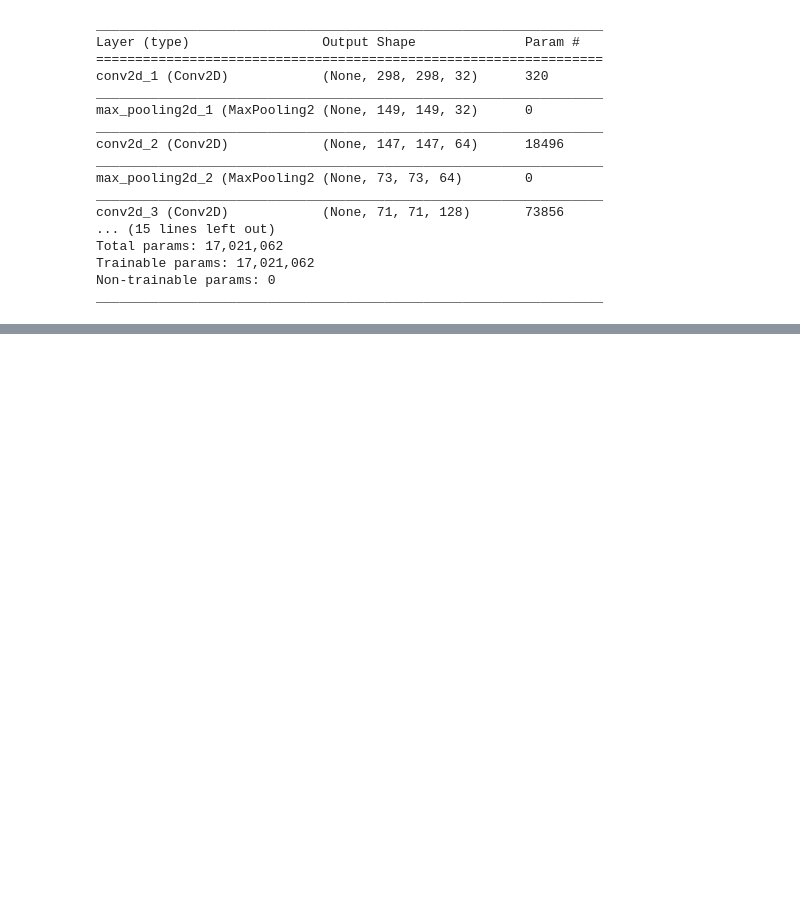
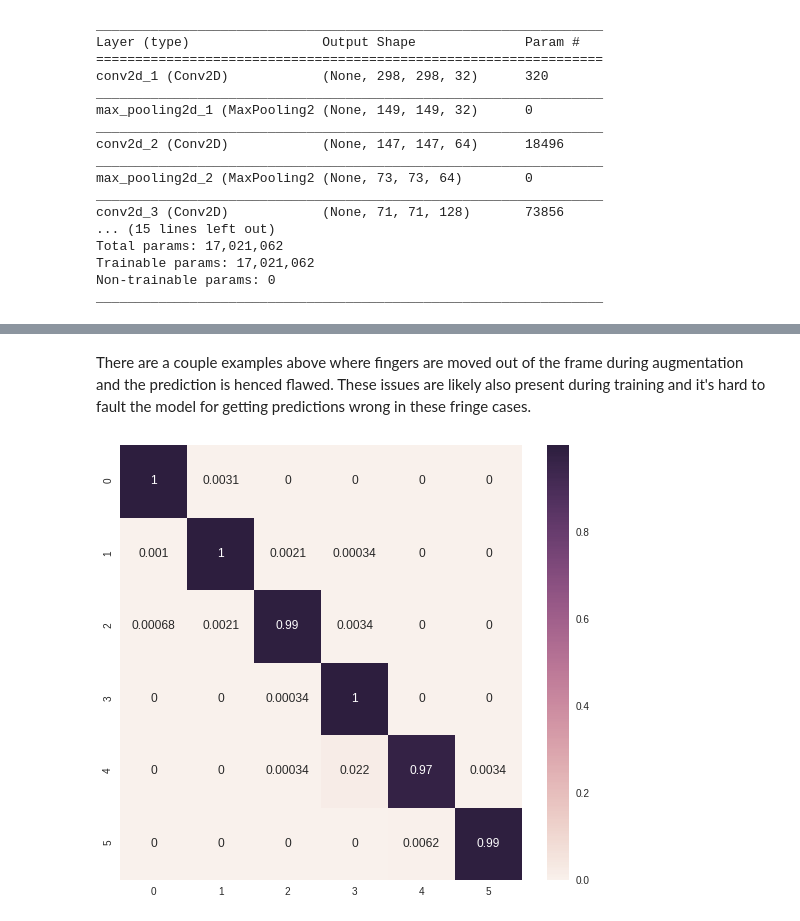
Before and after one commit to jaredvasquez/CNN-HowManyFingers, a Jupyter notebook: trainModel.ipynb, the cells around one changed output, grey strips where cells are left out. Cells and saved outputs as stored; diff of their text form; code cells hidden in the pictures; blank space fills up the shorter version.

```diff
--- a/trainModel.ipynb
+++ b/trainModel.ipynb
@@ -179,0 +253,11 @@ There's quite a bit of noise in the validation set but with this quick training
+# %% [markdown]
+There are a couple examples above where fingers are moved out of the frame during augmentation and the prediction is henced flawed. These issues are likely also present during training and it's hard to fault the model for getting predictions wrong in these fringe cases.
+# %%
+from sklearn.metrics import confusion_matrix
+import seaborn as sn
+plt.figure(figsize=(9,8))
+cm = confusion_matrix(y_test, y_pred)
+cm = cm / cm.sum(axis=1)
+sn.heatmap(cm, annot=True);
+# %% [output]
+[figure, added]
```
Also changed, not shown: parts of 25 cells of this notebook.
